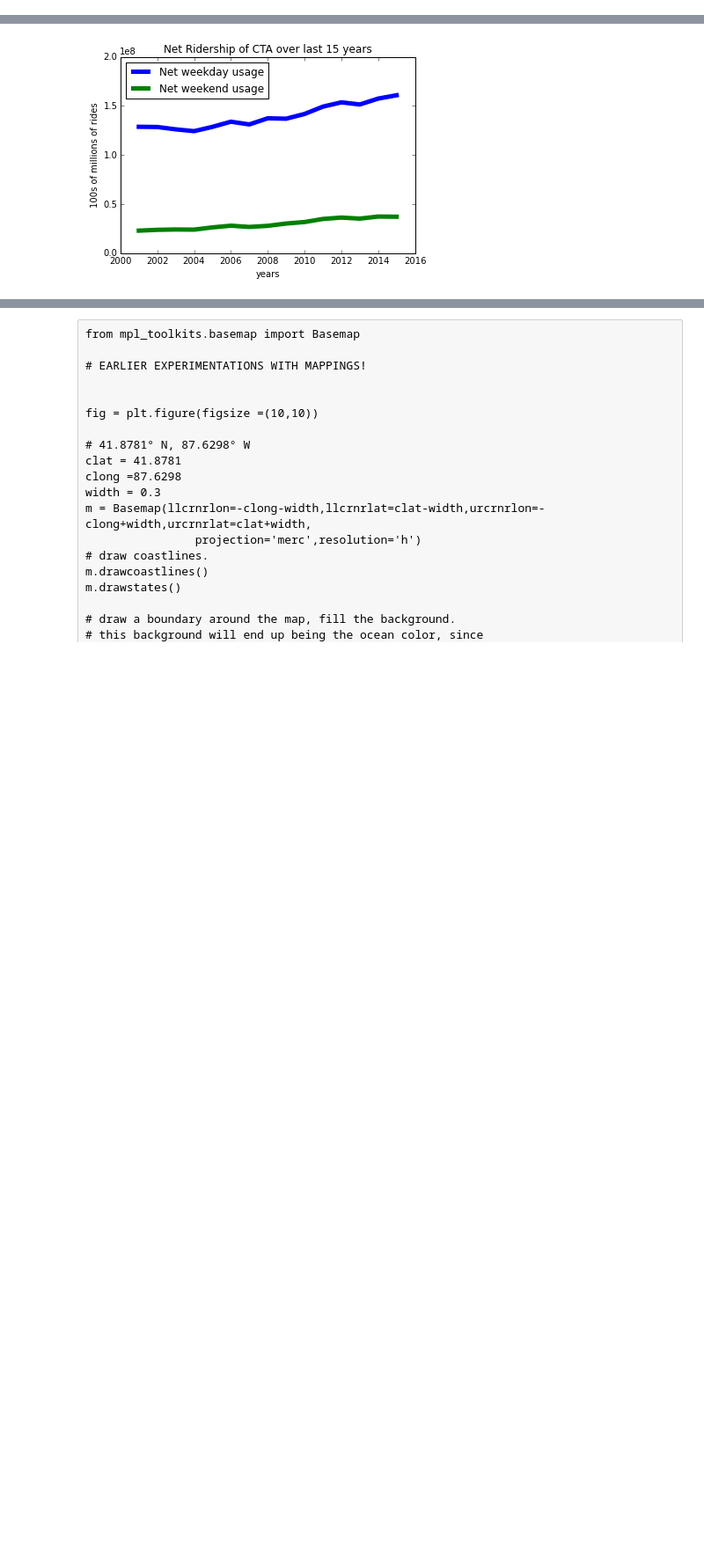
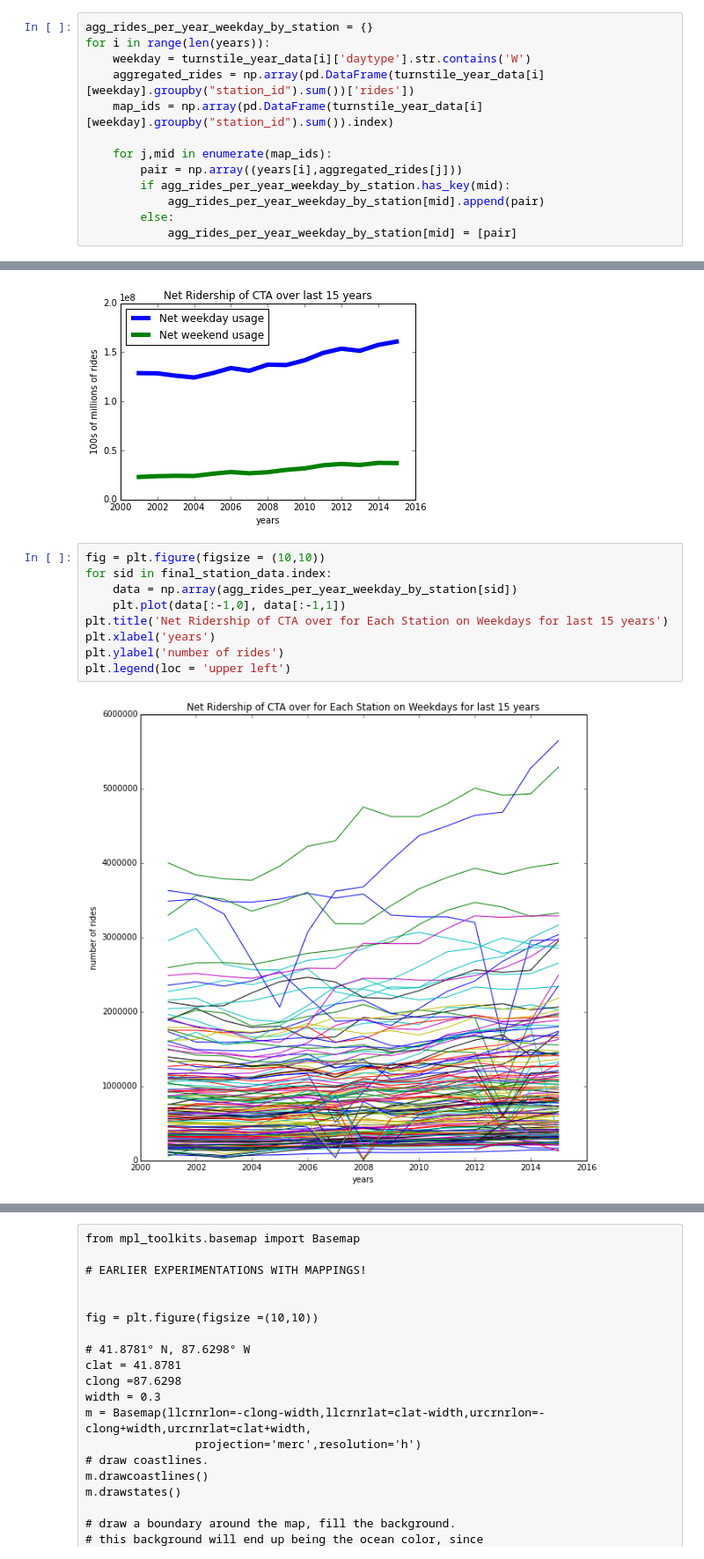
Before and after one commit to carolynlphillips/CTA_Ridership_Analysis, a Jupyter notebook: Datascope_DataSet_Exploration_Work.ipynb, the cells around one changed output, grey strips where cells are left out. Shown at 88% size. Saved outputs shown, nothing was run; the diff lists cells and outputs as text; blank space fills up the shorter version.

Commit message:
adding per station trends

```diff
--- a/Datascope_DataSet_Exploration_Work.ipynb
+++ b/Datascope_DataSet_Exploration_Work.ipynb
@@ -382,6 +382,19 @@ agg_rides_per_year_weekday = []
 for i in range(len(years)):
     weekday = turnstile_year_data[i]['daytype'].str.contains('W')
     agg_rides_per_year_weekday.append(turnstile_year_data[i][weekday]['rides'].sum())
+# %%
+agg_rides_per_year_weekday_by_station = {}
+for i in range(len(years)):
+    weekday = turnstile_year_data[i]['daytype'].str.contains('W')
+    aggregated_rides = np.array(pd.DataFrame(turnstile_year_data[i][weekday].groupby("station_id").sum())['rides'])
+    map_ids = np.array(pd.DataFrame(turnstile_year_data[i][weekday].groupby("station_id").sum()).index)
+
+    for j,mid in enumerate(map_ids):
+        pair = np.array((years[i],aggregated_rides[j]))
+        if agg_rides_per_year_weekday_by_station.has_key(mid):
+            agg_rides_per_year_weekday_by_station[mid].append(pair)
+        else:
+            agg_rides_per_year_weekday_by_station[mid] = [pair]
 # %%
 agg_rides_per_year_weekend = []
 for i in range(len(years)):
@@ -401,3 +427,14 @@ plt.legend(loc = 'upper left')
 # %% [output]
 <matplotlib.legend.Legend at 0x...>
 [figure]
+# %%
+fig = plt.figure(figsize = (10,10))
+for sid in final_station_data.index:
+    data = np.array(agg_rides_per_year_weekday_by_station[sid])
+    plt.plot(data[:-1,0], data[:-1,1])
+plt.title('Net Ridership of CTA over for Each Station on Weekdays for last 15 years')
+plt.xlabel('years')
+plt.ylabel('number of rides')
+plt.legend(loc = 'upper left')
+# %% [output]
+[figure, added]
```
Also changed, not shown: parts of 2 cells of this notebook.
